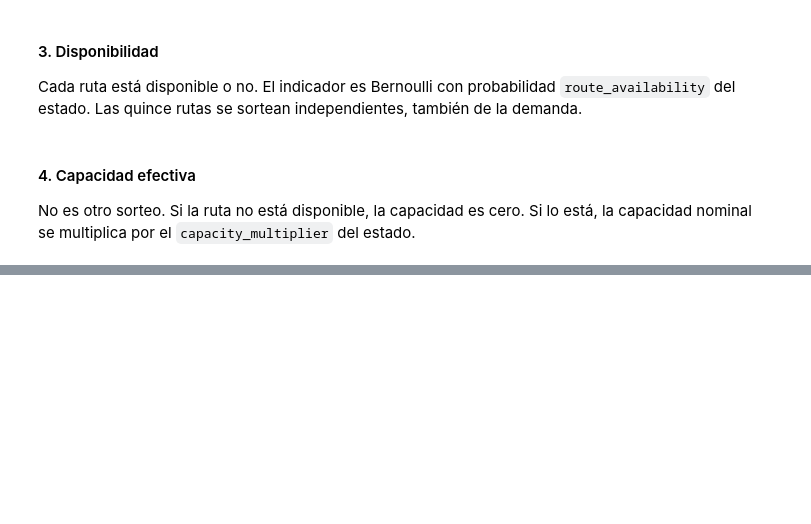
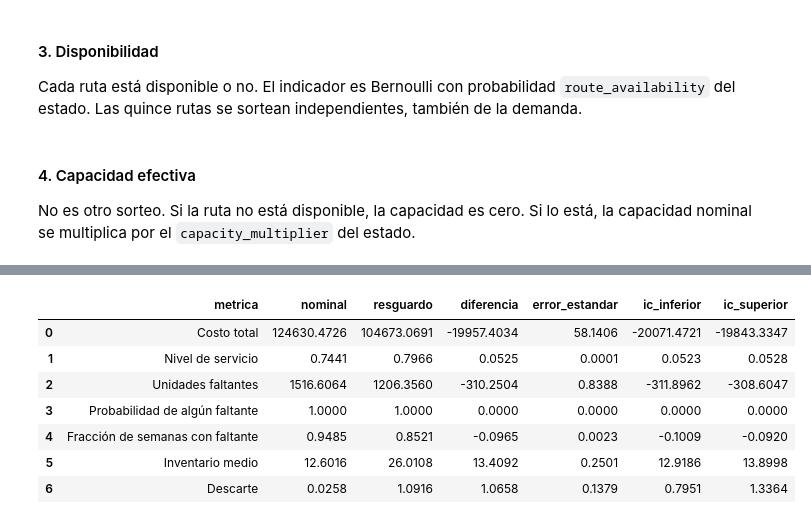
Before and after one commit to LorennMarque/OR-final-austral-2026, a Jupyter notebook: notebooks/part2_markov_montecarlo.ipynb, the cells around one changed output, grey strips where cells are left out. Drawn from its saved outputs; the diff is of its cells as text; code cells hidden in the pictures; blank space fills up the shorter version.

```diff
--- a/notebooks/part2_markov_montecarlo.ipynb
+++ b/notebooks/part2_markov_montecarlo.ipynb
@@ -240,0 +622,49 @@ def capacidad_efectiva(disponible, capacidad_nominal, multiplicador):
+# %%
+def intervalo(diferencia):
+    n = len(diferencia)
+    media = float(np.mean(diferencia))
+    error = float(np.std(diferencia, ddof=1) / np.sqrt(n))
+    critico = float(student_t.ppf(0.975, n - 1))
+    return media, error, media - critico * error, media + critico * error
+
+metricas = [
+    ("costo", "Costo total"),
+    ("servicio", "Nivel de servicio"),
+    ("faltante", "Unidades faltantes"),
+    ("probabilidad_faltante", "Probabilidad de algún faltante"),
+    ("fraccion_semanas_faltante", "Fracción de semanas con faltante"),
+    ("inventario", "Inventario medio"),
+    ("descarte", "Descarte"),
+]
+filas = []
+for clave, nombre in metricas:
+    diferencia = resultados[f"{clave}_resguardo"] - resultados[f"{clave}_nominal"]
+    media, error, bajo, alto = intervalo(diferencia.to_numpy())
+    filas.append({
+        "metrica": nombre,
+        "nominal": float(resultados[f"{clave}_nominal"].mean()),
+        "resguardo": float(resultados[f"{clave}_resguardo"].mean()),
+        "diferencia": media,
+        "error_estandar": error,
+        "ic_inferior": bajo,
+        "ic_superior": alto,
+    })
+comparacion = pd.DataFrame(filas)
+
+OUTPUTS.mkdir(parents=True, exist_ok=True)
+matriz_out = matriz.copy()
+matriz_out.index.name = "state"
+matriz_out.columns.name = "next"
+matriz_out.to_csv(OUTPUTS / "markov_matrix.csv")
+resultados.to_csv(OUTPUTS / "montecarlo_summary.csv", index=False)
+comparacion.to_csv(OUTPUTS / "paired_comparison.csv", index=False)
+comparacion.round(4)
+# %% [output]
+|  | metrica | nominal | resguardo | diferencia | error_estandar | ic_inferior | ic_superior |
+| 0 | Costo total | 124630.4726 | 104673.0691 | -19957.4034 | 58.1406 | -20071.4721 | -19843.3347 |
+| 1 | Nivel de servicio | 0.7441 | 0.7966 | 0.0525 | 0.0001 | 0.0523 | 0.0528 |
+| 2 | Unidades faltantes | 1516.6064 | 1206.3560 | -310.2504 | 0.8388 | -311.8962 | -308.6047 |
+| 3 | Probabilidad de algún faltante | 1.0000 | 1.0000 | 0.0000 | 0.0000 | 0.0000 | 0.0000 |
+| 4 | Fracción de semanas con faltante | 0.9485 | 0.8521 | -0.0965 | 0.0023 | -0.1009 | -0.0920 |
+| 5 | Inventario medio | 12.6016 | 26.0108 | 13.4092 | 0.2501 | 12.9186 | 13.8998 |
+| 6 | Descarte | 0.0258 | 1.0916 | 1.0658 | 0.1379 | 0.7951 | 1.3364 |
```
Also changed, not shown: parts of 11 cells of this notebook, 5 other files.
